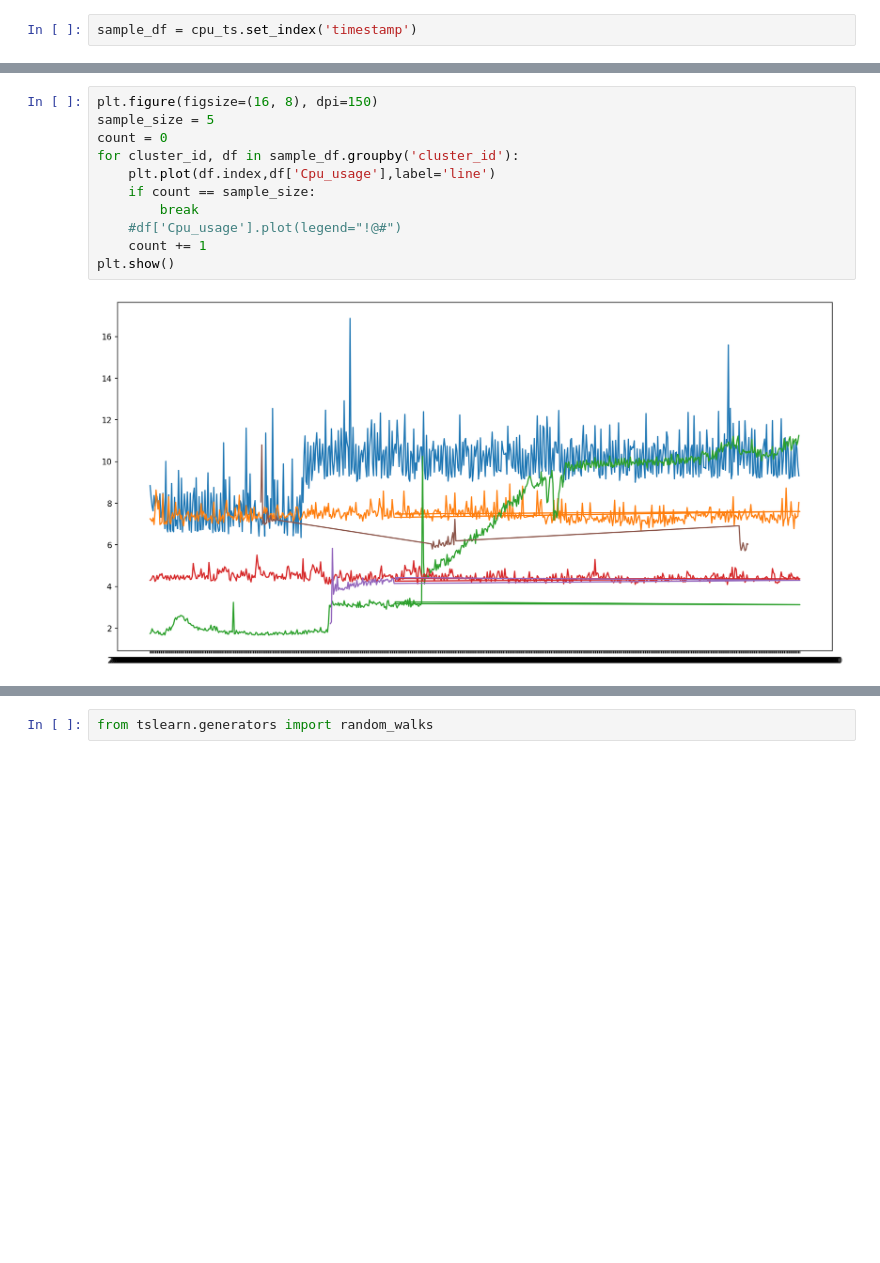
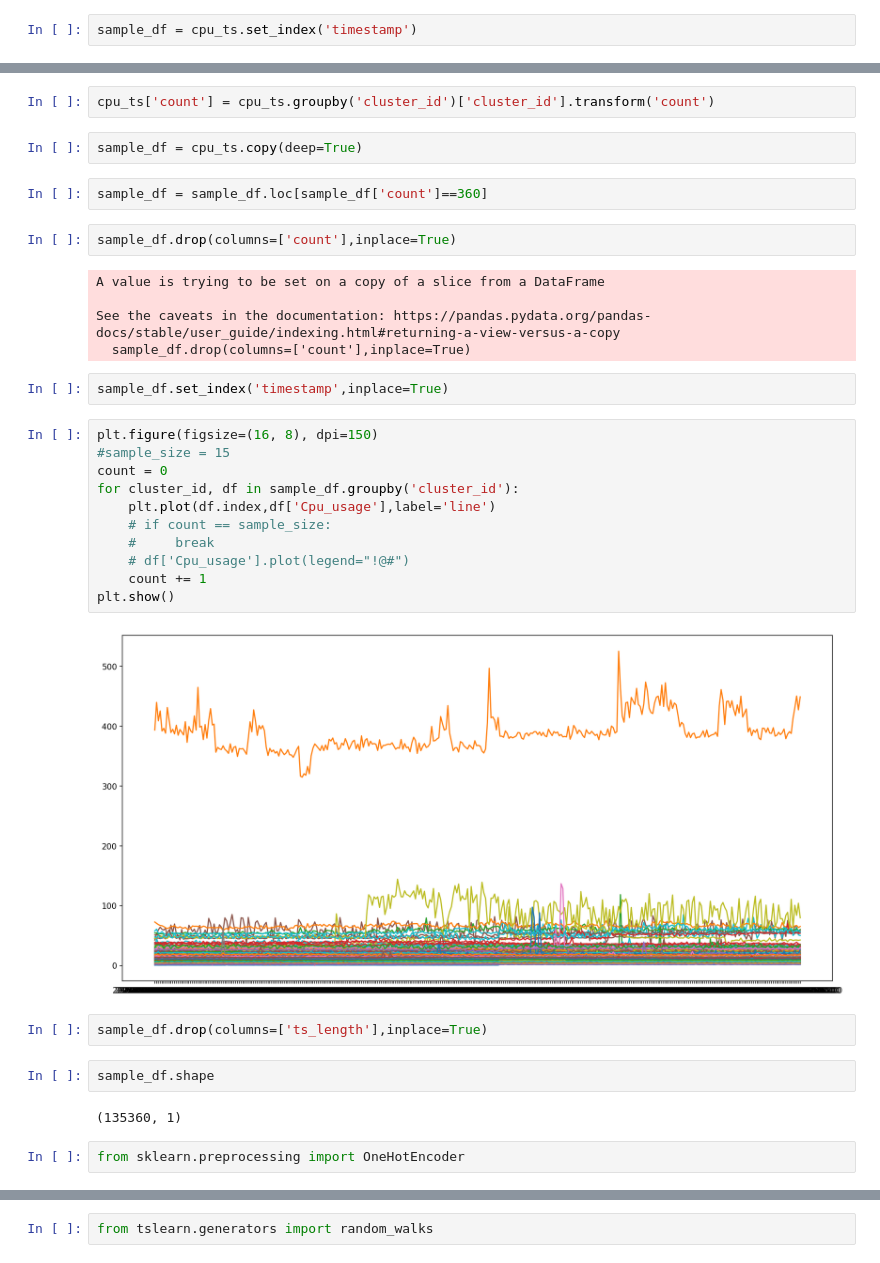
Before and after one commit to Anxhela21/acm-data-project, a Jupyter notebook: clustering.ipynb, the cells around one changed output, grey strips where cells are left out. Cells and saved outputs as stored; diff of their text form; blank space fills up the shorter version.

```diff
--- a/clustering.ipynb
+++ b/clustering.ipynb
@@ -13,13 +53,36 @@ sample_df = cpu_ts.set_index('timestamp')
+# %%
+cpu_ts['count'] = cpu_ts.groupby('cluster_id')['cluster_id'].transform('count')
+# %%
+sample_df = cpu_ts.copy(deep=True)
+# %%
+sample_df = sample_df.loc[sample_df['count']==360]
+# %%
+sample_df.drop(columns=['count'],inplace=True)
+# %% [output]
+A value is trying to be set on a copy of a slice from a DataFrame
+
+See the caveats in the documentation: https://pandas.pydata.org/pandas-docs/stable/user_guide/indexing.html#returning-a-view-versus-a-copy
+  sample_df.drop(columns=['count'],inplace=True)
+# %%
+sample_df.set_index('timestamp',inplace=True)
 # %%
 plt.figure(figsize=(16, 8), dpi=150)
-sample_size = 5
+#sample_size = 15
 count = 0
 for cluster_id, df in sample_df.groupby('cluster_id'):
     plt.plot(df.index,df['Cpu_usage'],label='line')
-    if count == sample_size:
-        break
-    #df['Cpu_usage'].plot(legend="!@#")
+    # if count == sample_size:
+    #     break
+    # df['Cpu_usage'].plot(legend="!@#")
     count += 1
 plt.show()
 # %% [output]
-[figure, old version]
+[figure, new version]
+# %%
+sample_df.drop(columns=['ts_length'],inplace=True)
+# %%
+sample_df.shape
+# %% [output]
+(135360, 1)
+# %%
+from sklearn.preprocessing import OneHotEncoder
```
Also changed, not shown: parts of 42 cells of this notebook, 4 other files.
